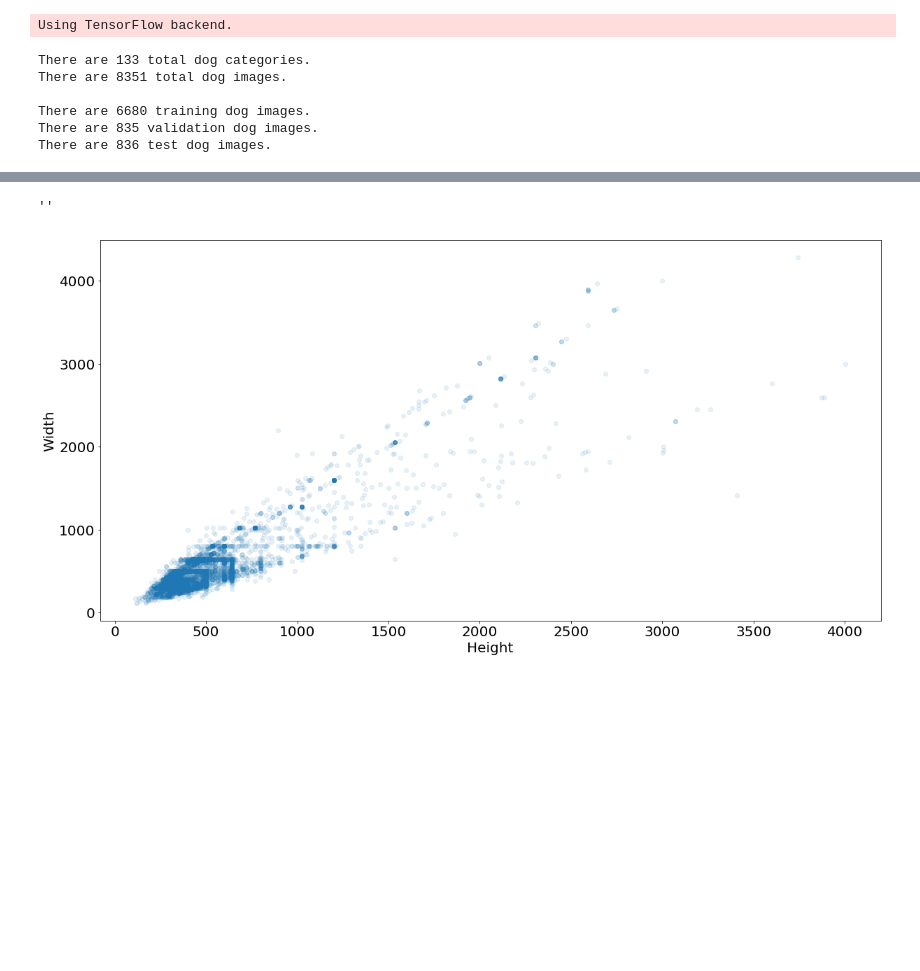
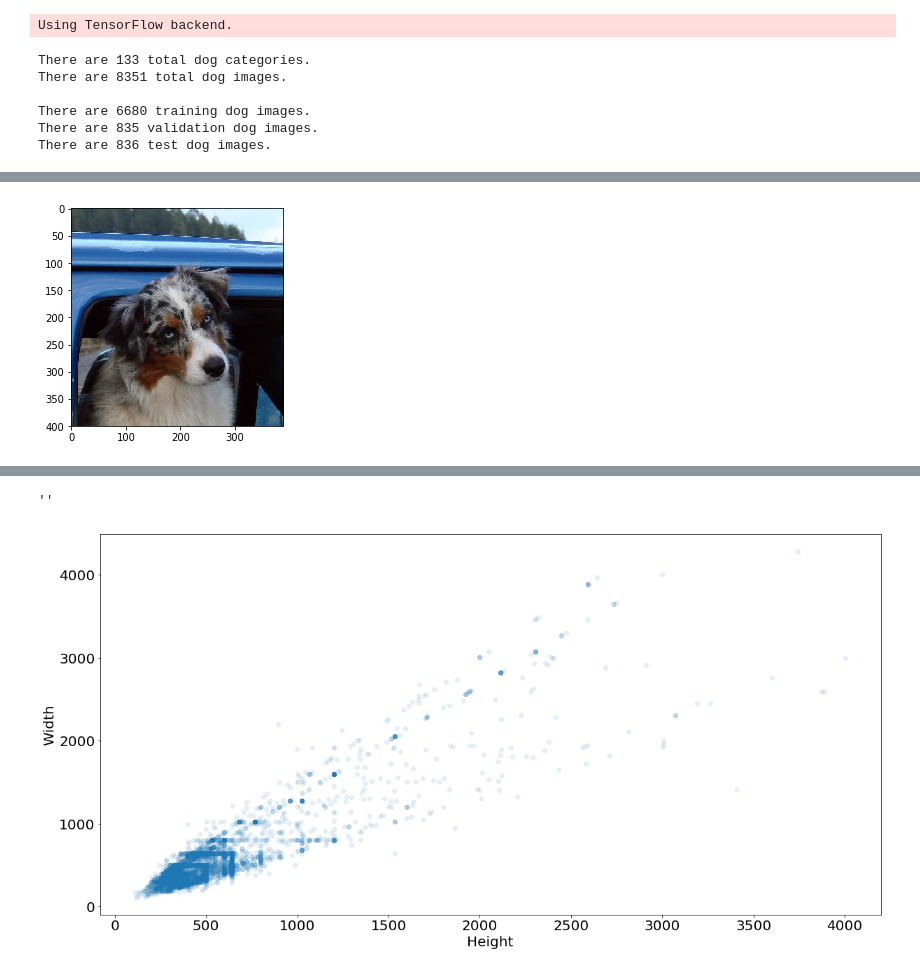
Before and after one commit to tranyuan/Dog-Breed, a Jupyter notebook: dog_app.ipynb, the cells around one changed output, grey strips where cells are left out. Cells and saved outputs as stored; diff of their text form; code cells hidden in the pictures; blank space fills up the shorter version.

```diff
--- a/dog_app.ipynb
+++ b/dog_app.ipynb
@@ -109,0 +120,4 @@ a = imagefile(files)
+# %%
+display_img(train_files[10]);
+# %% [output]
+[figure, added]
```
Also changed, not shown: parts of 21 cells of this notebook, 1 other file.
